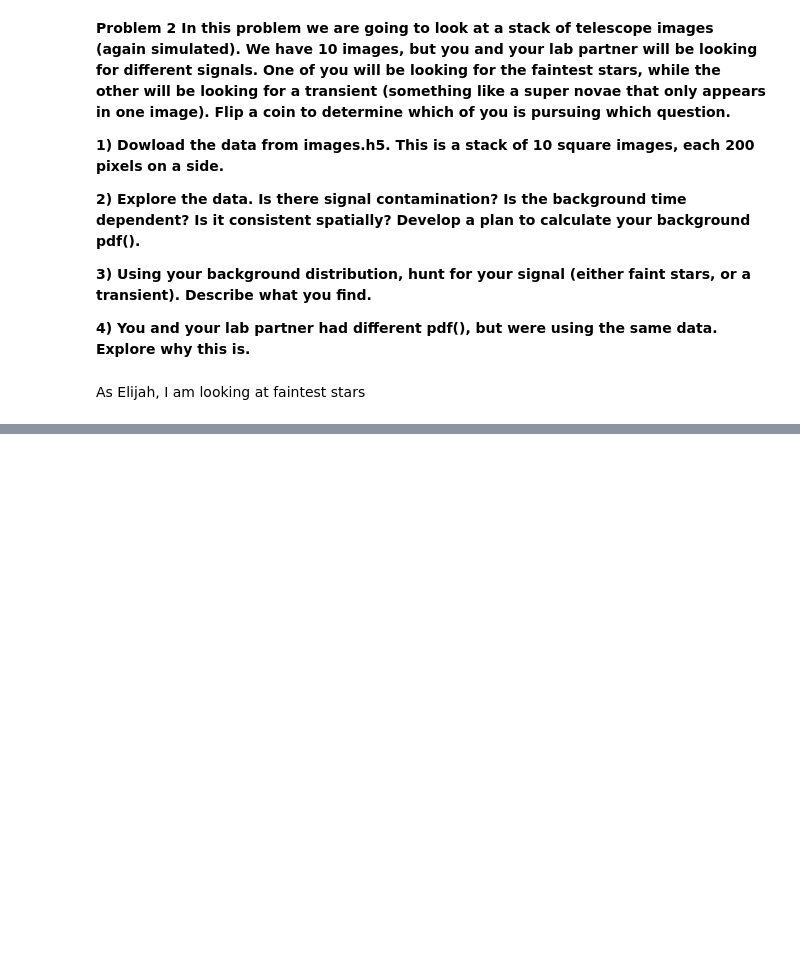
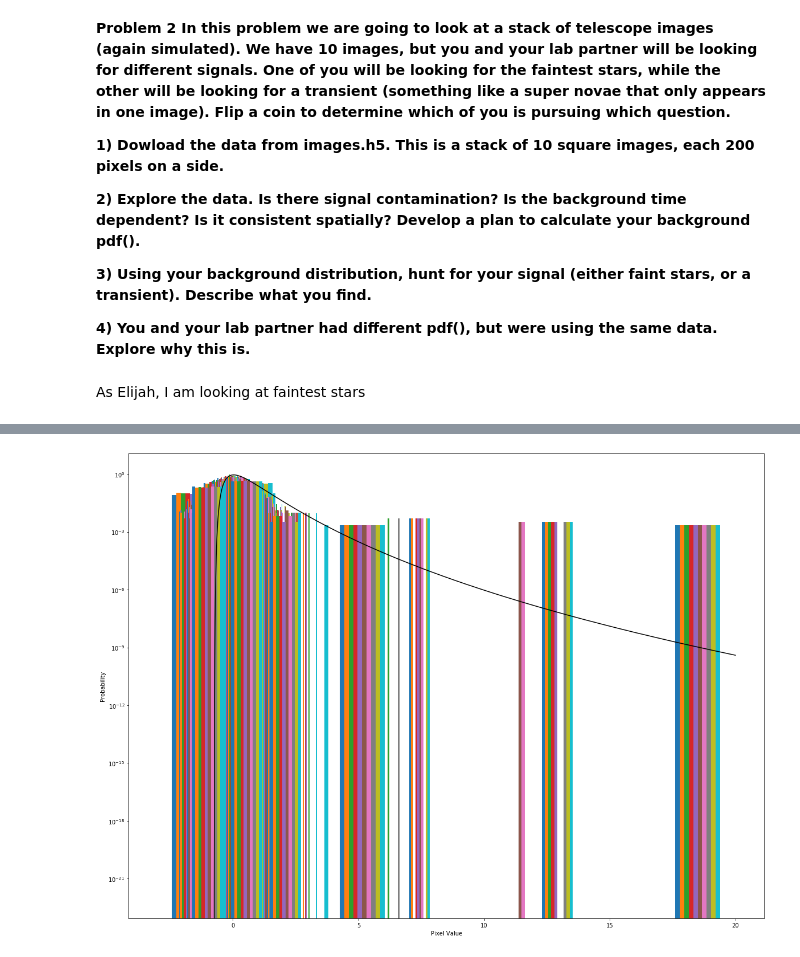
Before and after one commit to ecb49/burns_phys434, a Jupyter notebook: labs/Burns_Lab4.ipynb, the cells around one changed output, grey strips where cells are left out. Drawn from its saved outputs; the diff is of its cells as text; code cells hidden in the pictures; blank space fills up the shorter version.

```diff
--- a/labs/Burns_Lab4.ipynb
+++ b/labs/Burns_Lab4.ipynb
@@ -168,0 +195,23 @@ As Elijah, I am looking at faintest stars
+# %%
+plt.hist(imgstack[:][:][0],density=True)
+plt.hist(imgstack[:][:][1],density=True)
+plt.hist(imgstack[:][:][2],density=True)
+plt.hist(imgstack[:][:][3],density=True)
+plt.hist(imgstack[:][:][4],density=True)
+plt.hist(imgstack[:][:][5],density=True)
+plt.hist(imgstack[:][:][6],density=True)
+plt.hist(imgstack[:][:][7],density=True)
+plt.hist(imgstack[:][:][8],density=True)
+plt.hist(imgstack[:][:][9],density=True)
+plt.yscale('log')
+plt.xlabel('Pixel Value')
+plt.ylabel('Probability')
+x = np.linspace(-3,20,2000)
+y = stats.lognorm.pdf(x,s=.5,loc=-.75,scale=1)
+plt.plot(x,y,color='black')
+plt.show()
+
+#plt.hist2d(imgstack[:][:][0],imgstack[:][:][1],bins=100)
+#plt.show()
+# %% [output]
+[figure, added]
```
Also changed, not shown: parts of 8 cells of this notebook.
